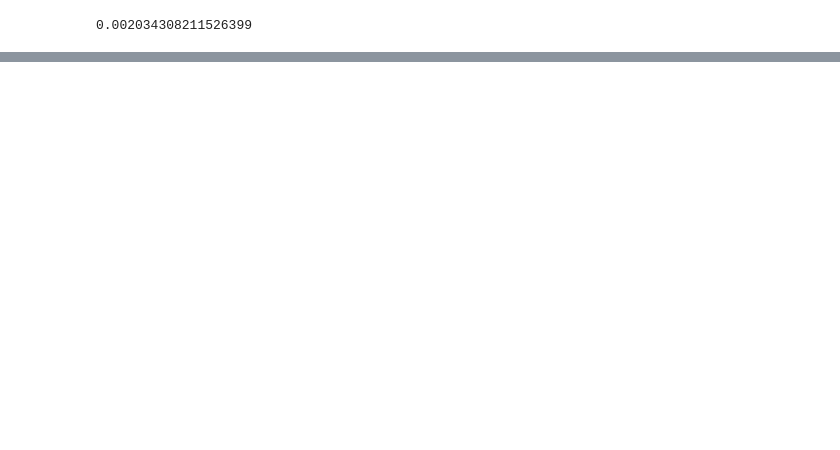
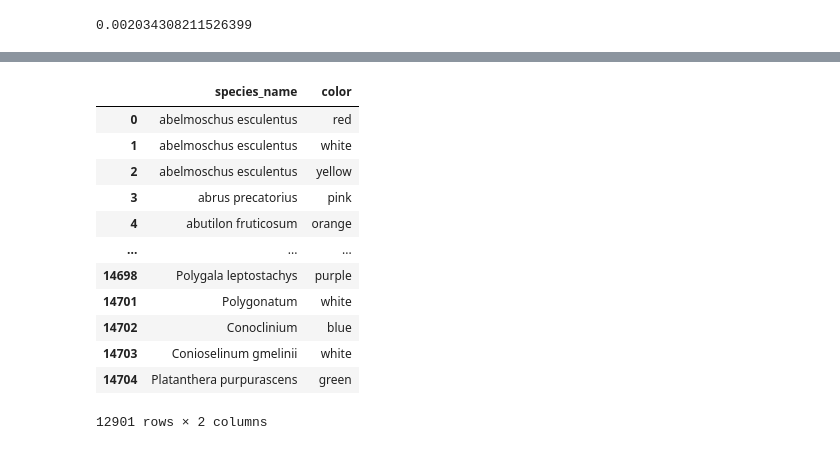
Before and after one commit to pmckenz1/flower_color_phenology, a Jupyter notebook: notebooks/explore_inat_observations.ipynb, the cells around one changed output, grey strips where cells are left out. Cells and saved outputs as stored; diff of their text form; code cells hidden in the pictures; blank space fills up the shorter version.

```diff
--- a/notebooks/explore_inat_observations.ipynb
+++ b/notebooks/explore_inat_observations.ipynb
@@ -446,0 +592,25 @@ mark2 = axes.plot(red_x_fit,red_y_fit,color='red')
+# %%
+# Drop the 'num_obs' column from the second DataFrame
+gpt_labeled = gpt_labeled.drop(columns=['num_obs'])
+# %%
+# Rename 'species' to 'species_name' in gpt_labeled
+gpt_labeled.rename(columns={'species': 'species_name'}, inplace=True)
+# Append d2 to df1
+result_df = color_matching.append(gpt_labeled, ignore_index=True)
+# %%
+new_color_results = result_df[~result_df.color.eq('unknown')]
+new_color_results
+# %% [output]
+|  | species_name | color |
+| 0 | abelmoschus esculentus | red |
+| 1 | abelmoschus esculentus | white |
+| 2 | abelmoschus esculentus | yellow |
+| 3 | abrus precatorius | pink |
+| 4 | abutilon fruticosum | orange |
+| ... | ... | ... |
+| 14698 | Polygala leptostachys | purple |
+| 14701 | Polygonatum | white |
+| 14702 | Conoclinium | blue |
+| 14703 | Conioselinum gmelinii | white |
+| 14704 | Platanthera purpurascens | green |
+12901 rows × 2 columns
```
Also changed, not shown: parts of 34 cells of this notebook, 3 other files.
